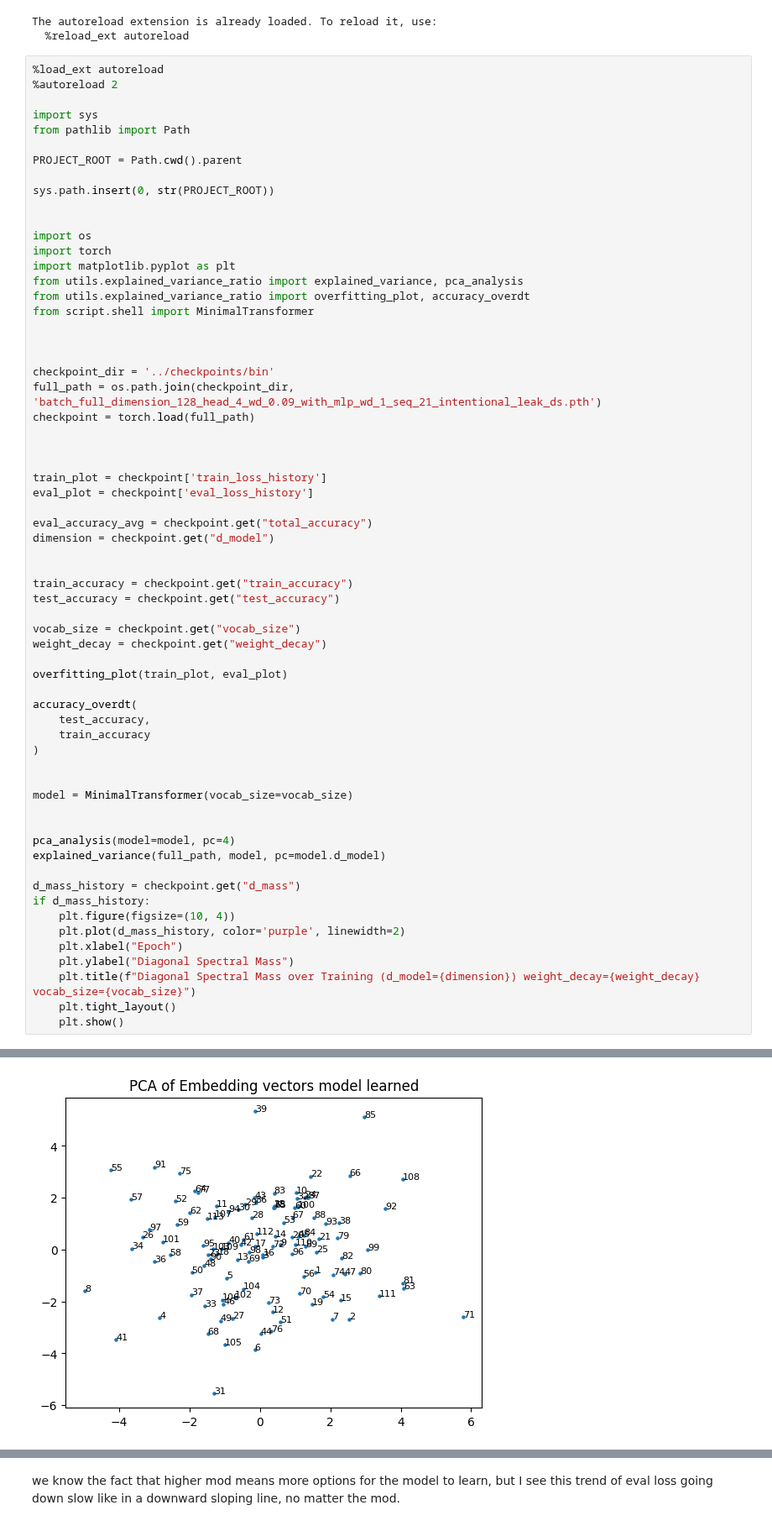
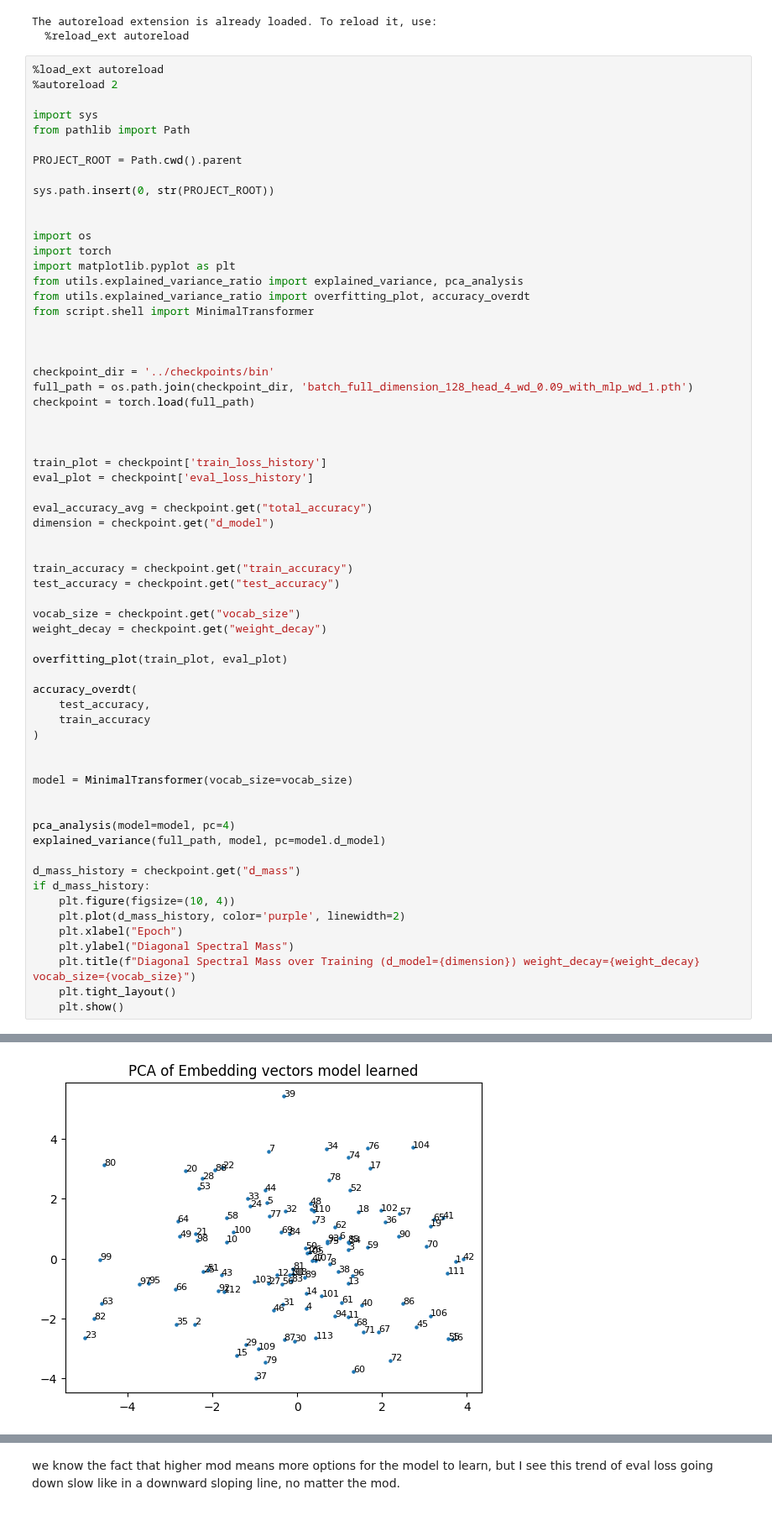
Before and after one commit to Aavash232311/Empirical-Analysis-of-Phase-Transitions-in-Transformer-Models-Using-Mechanistic-Interpretability, a Jupyter notebook: analysis/unseen_pairs_model_analyisis.ipynb, the cells around one changed output, grey strips where cells are left out. Shown at 84% size. Cells and saved outputs as stored; diff of their text form.

```diff
--- a/analysis/unseen_pairs_model_analyisis.ipynb
+++ b/analysis/unseen_pairs_model_analyisis.ipynb
@@ -64,7 +64,7 @@ from script.shell import MinimalTransformer
 
 
 checkpoint_dir = '../checkpoints/bin'
-full_path = os.path.join(checkpoint_dir, 'batch_full_dimension_128_head_4_wd_0.09_with_mlp_wd_1_seq_21_intentional_leak_ds.pth')
+full_path = os.path.join(checkpoint_dir, 'batch_full_dimension_128_head_4_wd_0.09_with_mlp_wd_1.pth')
 checkpoint = torch.load(full_path)
 
 
@@ -113 +113 @@ The autoreload extension is already loaded. To reload it, use:
-[figure, old version]
+[figure, new version]
```
Also changed, not shown: parts of 1 cell of this notebook, 2 other files.
